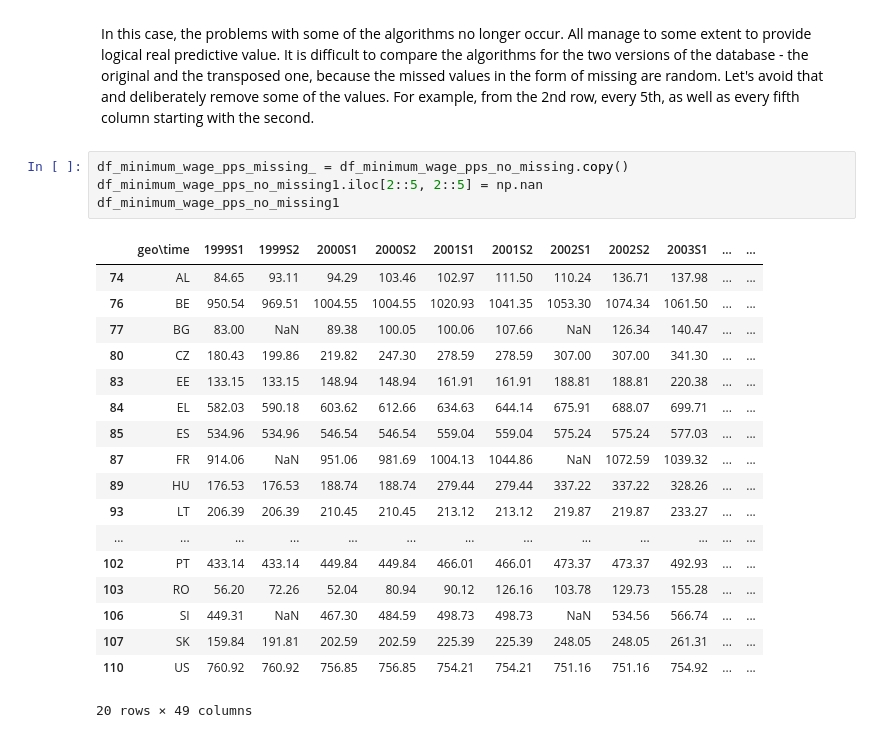
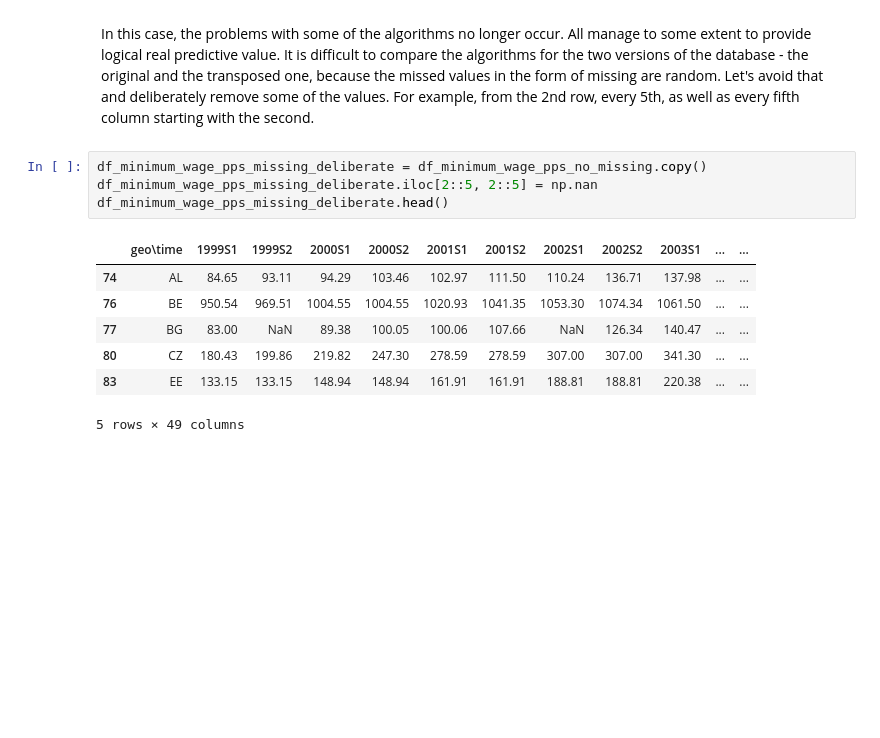
Before and after one commit to StefanRaychev/Handling-missing-values, a Jupyter notebook: Dealing with missing values.ipynb, the cells around one changed output. Saved outputs shown, nothing was run; the diff lists cells and outputs as text; blank space fills up the shorter version.

```diff
--- a/Dealing with missing values.ipynb
+++ b/Dealing with missing values.ipynb
@@ -510,26 +510,15 @@ imputation_visual_T(df_minimum_wage_pps_missing_T20, df_minimum_wage_pps_no_miss
 # %% [markdown]
 <p style="color:black; background-color:white; padding:5px;">In this case, the problems with some of the algorithms no longer occur. All manage to some extent to provide logical real predictive value. It is difficult to compare the algorithms for the two versions of the database - the original and the transposed one, because the missed values in the form of missing are random. Let's avoid that and deliberately remove some of the values. For example, from the 2nd row, every 5th, as well as every fifth column starting with the second.</p>
 # %%
-df_minimum_wage_pps_missing_ = df_minimum_wage_pps_no_missing.copy()
-df_minimum_wage_pps_no_missing1.iloc[2::5, 2::5] = np.nan
-df_minimum_wage_pps_no_missing1
+df_minimum_wage_pps_missing_deliberate = df_minimum_wage_pps_no_missing.copy()
+df_minimum_wage_pps_missing_deliberate.iloc[2::5, 2::5] = np.nan
+df_minimum_wage_pps_missing_deliberate.head()
 # %% [output]
 |  | geo\time | 1999S1 | 1999S2 | 2000S1 | 2000S2 | 2001S1 | 2001S2 | 2002S1 | 2002S2 | 2003S1 | ... | ... |
 | 74 | AL | 84.65 | 93.11 | 94.29 | 103.46 | 102.97 | 111.50 | 110.24 | 136.71 | 137.98 | ... | ... |
 | 76 | BE | 950.54 | 969.51 | 1004.55 | 1004.55 | 1020.93 | 1041.35 | 1053.30 | 1074.34 | 1061.50 | ... | ... |
 | 77 | BG | 83.00 | NaN | 89.38 | 100.05 | 100.06 | 107.66 | NaN | 126.34 | 140.47 | ... | ... |
 | 80 | CZ | 180.43 | 199.86 | 219.82 | 247.30 | 278.59 | 278.59 | 307.00 | 307.00 | 341.30 | ... | ... |
 | 83 | EE | 133.15 | 133.15 | 148.94 | 148.94 | 161.91 | 161.91 | 188.81 | 188.81 | 220.38 | ... | ... |
-| 84 | EL | 582.03 | 590.18 | 603.62 | 612.66 | 634.63 | 644.14 | 675.91 | 688.07 | 699.71 | ... | ... |
-| 85 | ES | 534.96 | 534.96 | 546.54 | 546.54 | 559.04 | 559.04 | 575.24 | 575.24 | 577.03 | ... | ... |
-| 87 | FR | 914.06 | NaN | 951.06 | 981.69 | 1004.13 | 1044.86 | NaN | 1072.59 | 1039.32 | ... | ... |
-| 89 | HU | 176.53 | 176.53 | 188.74 | 188.74 | 279.44 | 279.44 | 337.22 | 337.22 | 328.26 | ... | ... |
-| 93 | LT | 206.39 | 206.39 | 210.45 | 210.45 | 213.12 | 213.12 | 219.87 | 219.87 | 233.27 | ... | ... |
-| ... | ... | ... | ... | ... | ... | ... | ... | ... | ... | ... | ... | ... |
-| 102 | PT | 433.14 | 433.14 | 449.84 | 449.84 | 466.01 | 466.01 | 473.37 | 473.37 | 492.93 | ... | ... |
-| 103 | RO | 56.20 | 72.26 | 52.04 | 80.94 | 90.12 | 126.16 | 103.78 | 129.73 | 155.28 | ... | ... |
-| 106 | SI | 449.31 | NaN | 467.30 | 484.59 | 498.73 | 498.73 | NaN | 534.56 | 566.74 | ... | ... |
-| 107 | SK | 159.84 | 191.81 | 202.59 | 202.59 | 225.39 | 225.39 | 248.05 | 248.05 | 261.31 | ... | ... |
-| 110 | US | 760.92 | 760.92 | 756.85 | 756.85 | 754.21 | 754.21 | 751.16 | 751.16 | 754.92 | ... | ... |
-20 rows × 49 columns
+5 rows × 49 columns
 # %%
```
Also changed, not shown: parts of 4 cells of this notebook.
